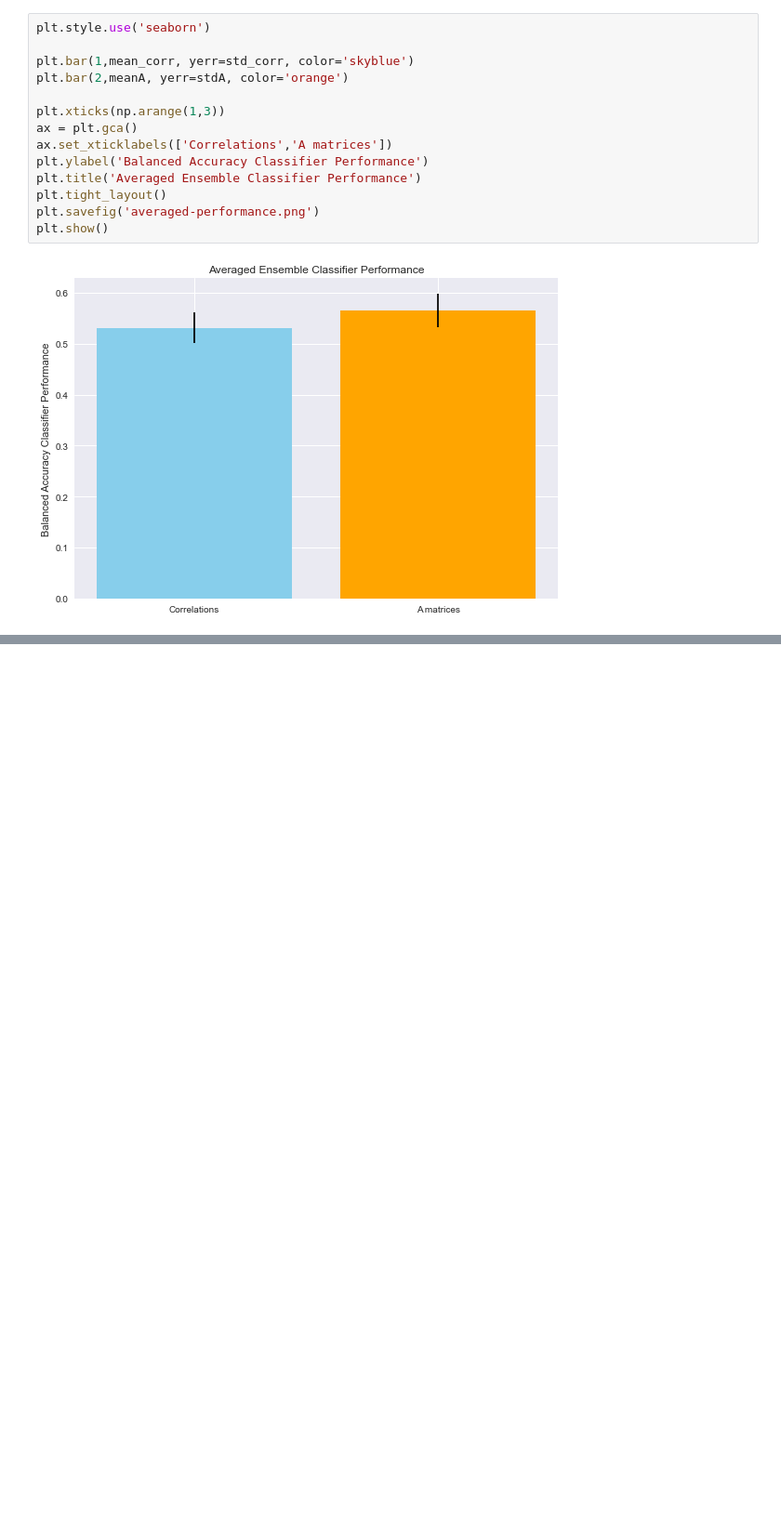
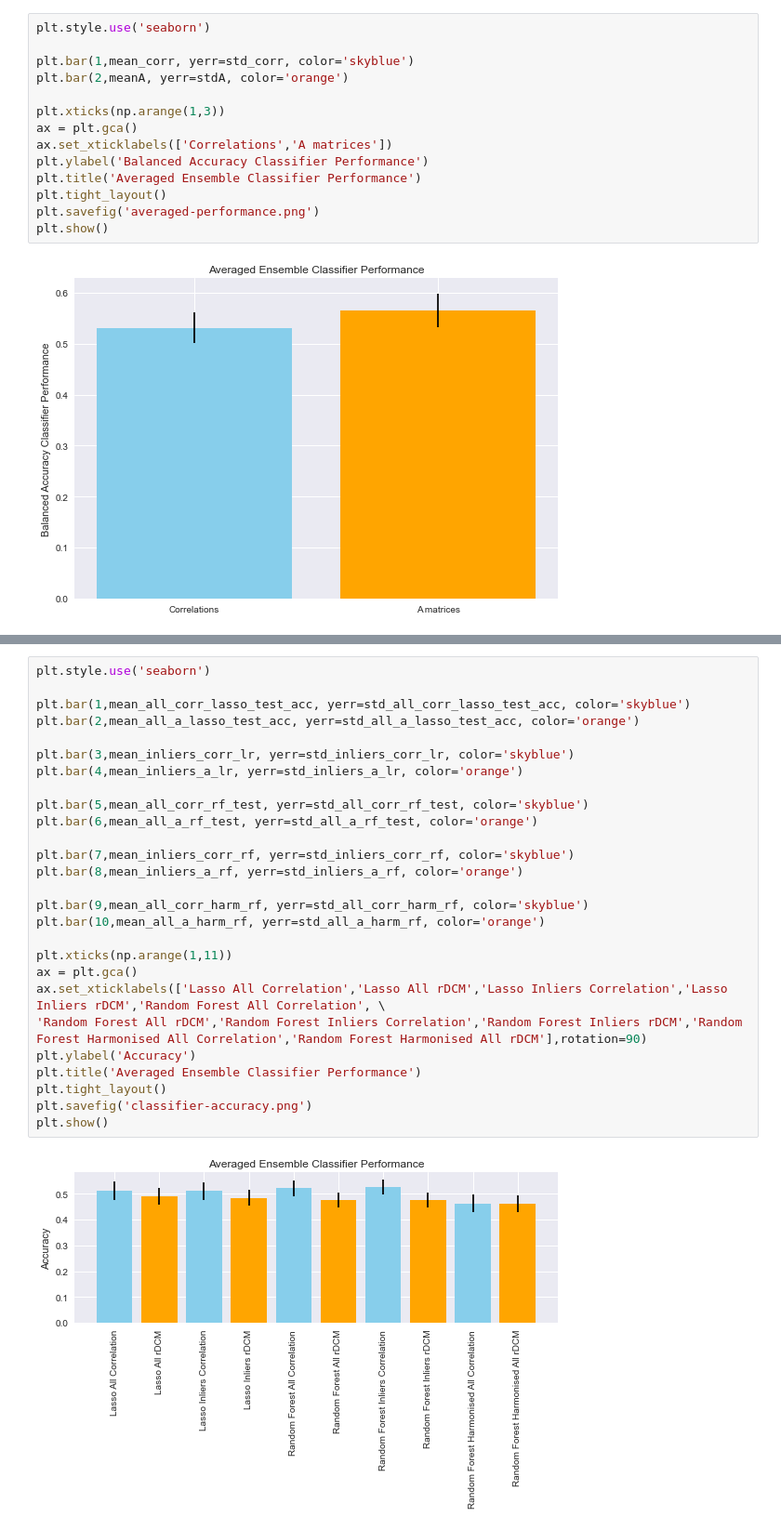
Before and after one commit to Dominic-DallOsto/translational-neuromodelling-mdd, a Jupyter notebook: Dataset Analysis/Stats_on_Classifiers.ipynb, the cells around one changed output, grey strips where cells are left out. Shown at 93% size. Drawn from its saved outputs; the diff is of its cells as text; blank space fills up the shorter version.

Commit message:
Add accuracy and F1 score plots

```diff
--- a/Dataset Analysis/Stats_on_Classifiers.ipynb
+++ b/Dataset Analysis/Stats_on_Classifiers.ipynb
@@ -505,0 +527,29 @@ plt.show()
+# %%
+plt.style.use('seaborn')
+
+plt.bar(1,mean_all_corr_lasso_test_acc, yerr=std_all_corr_lasso_test_acc, color='skyblue')
+plt.bar(2,mean_all_a_lasso_test_acc, yerr=std_all_a_lasso_test_acc, color='orange')
+
+plt.bar(3,mean_inliers_corr_lr, yerr=std_inliers_corr_lr, color='skyblue')
+plt.bar(4,mean_inliers_a_lr, yerr=std_inliers_a_lr, color='orange')
+
+plt.bar(5,mean_all_corr_rf_test, yerr=std_all_corr_rf_test, color='skyblue')
+plt.bar(6,mean_all_a_rf_test, yerr=std_all_a_rf_test, color='orange')
+
+plt.bar(7,mean_inliers_corr_rf, yerr=std_inliers_corr_rf, color='skyblue')
+plt.bar(8,mean_inliers_a_rf, yerr=std_inliers_a_rf, color='orange')
+
+plt.bar(9,mean_all_corr_harm_rf, yerr=std_all_corr_harm_rf, color='skyblue')
+plt.bar(10,mean_all_a_harm_rf, yerr=std_all_a_harm_rf, color='orange')
+
+plt.xticks(np.arange(1,11))
+ax = plt.gca()
+ax.set_xticklabels(['Lasso All Correlation','Lasso All rDCM','Lasso Inliers Correlation','Lasso Inliers rDCM','Random Forest All Correlation', \
+'Random Forest All rDCM','Random Forest Inliers Correlation','Random Forest Inliers rDCM','Random Forest Harmonised All Correlation','Random Forest Harmonised All rDCM'],rotation=90)
+plt.ylabel('Accuracy')
+plt.title('Averaged Ensemble Classifier Performance')
+plt.tight_layout()
+plt.savefig('classifier-accuracy.png')
+plt.show()
+# %% [output]
+[figure, added]
```
Also changed, not shown: parts of 3 cells of this notebook, 2 other files.
